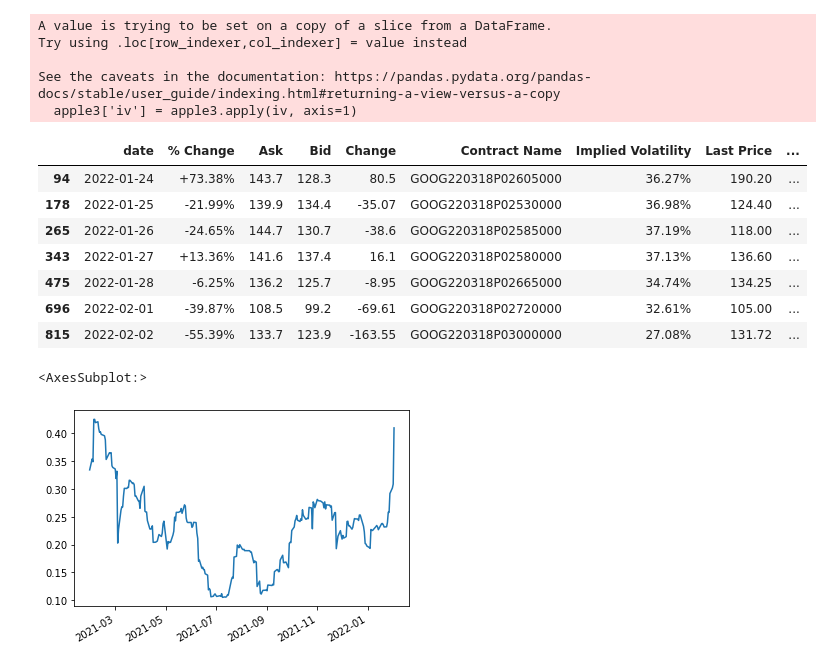
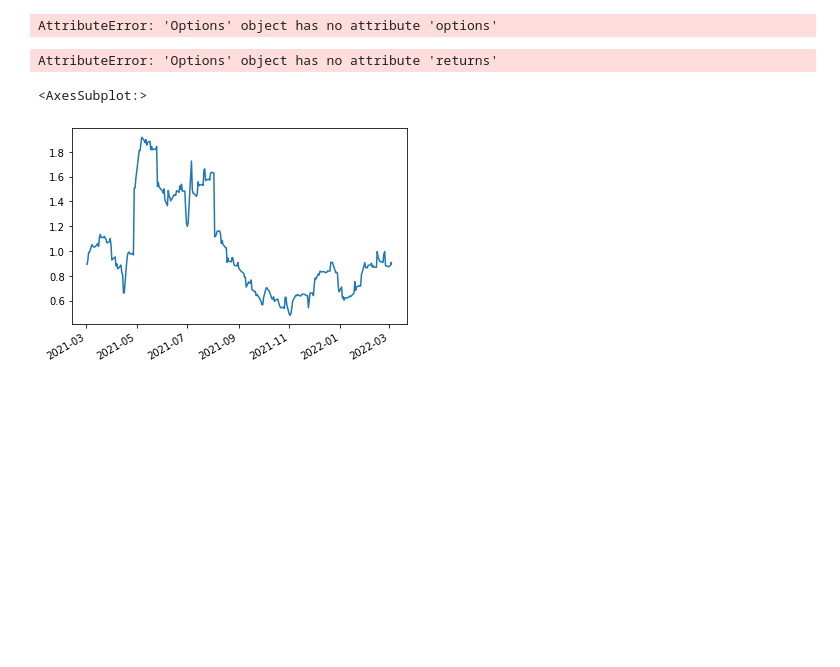
Before and after one commit to andermy/yahooScraper, a Jupyter notebook: test.ipynb, the cells around one changed output. Saved outputs shown, nothing was run; the diff lists cells and outputs as text; code cells hidden in the pictures; blank space fills up the shorter version.

```diff
--- a/test.ipynb
+++ b/test.ipynb
@@ -55,6 +83,6 @@ apple2 = apple2[apple2['date']==apple2['Last Trade Date']]
 # %%
 # set stock ticker symbol
-stock_symbol = ticker
+stock_symbol = c[10]
 
 # set date range for historical prices
 end_time = date.today()
@@ -199,20 +109,0 @@ def delta(p):
-# %%
-apple3['iv'] = apple3.apply(iv, axis=1)
-#apple2['diff'] = apple2['Last Price'] - apple2.value
-# %% [output]
-A value is trying to be set on a copy of a slice from a DataFrame.
-Try using .loc[row_indexer,col_indexer] = value instead
-
-See the caveats in the documentation: https://pandas.pydata.org/pandas-docs/stable/user_guide/indexing.html#returning-a-view-versus-a-copy
-  apple3['iv'] = apple3.apply(iv, axis=1)
-# %%
-apple3[apple3.type=='put']
-# %% [output]
-|  | date | % Change | Ask | Bid | Change | Contract Name | Implied Volatility | Last Price | ... |
-| 94 | 2022-01-24 | +73.38% | 143.7 | 128.3 | 80.5 | GOOG220318P02605000 | 36.27% | 190.20 | ... |
-| 178 | 2022-01-25 | -21.99% | 139.9 | 134.4 | -35.07 | GOOG220318P02530000 | 36.98% | 124.40 | ... |
-| 265 | 2022-01-26 | -24.65% | 144.7 | 130.7 | -38.6 | GOOG220318P02585000 | 37.19% | 118.00 | ... |
-| 343 | 2022-01-27 | +13.36% | 141.6 | 137.4 | 16.1 | GOOG220318P02580000 | 37.13% | 136.60 | ... |
-| 475 | 2022-01-28 | -6.25% | 136.2 | 125.7 | -8.95 | GOOG220318P02665000 | 34.74% | 134.25 | ... |
-| 696 | 2022-02-01 | -39.87% | 108.5 | 99.2 | -69.61 | GOOG220318P02720000 | 32.61% | 105.00 | ... |
-| 815 | 2022-02-02 | -55.39% | 133.7 | 123.9 | -163.55 | GOOG220318P03000000 | 27.08% | 131.72 | ... |
@@ -219,5 +112,18 @@ apple3[apple3.type=='put']
+# %%
+o = i.Options('T')
+o.options
+# %% [output]
+AttributeError: 'Options' object has no attribute 'options'
+# %%
+s = o.returns
+#s[s.is_won].plot.scatter(x='probability', y='return')
+s.plot.scatter(x='rel_risk', y='return')
+#s[(s['rel_risk']>0)&(s['return']>0)].plot.scatter(x='rel_risk', y='return')
+#o.strikeDates[0].volRange
+# %% [output]
+AttributeError: 'Options' object has no attribute 'returns'
 # %%
-prices['volatility'].plot()
+prices.volatility.plot()
 # %% [output]
 <AxesSubplot:>
-[figure, old version]
+[figure, new version]
```
Also changed, not shown: parts of 38 cells of this notebook, 2 other files.
